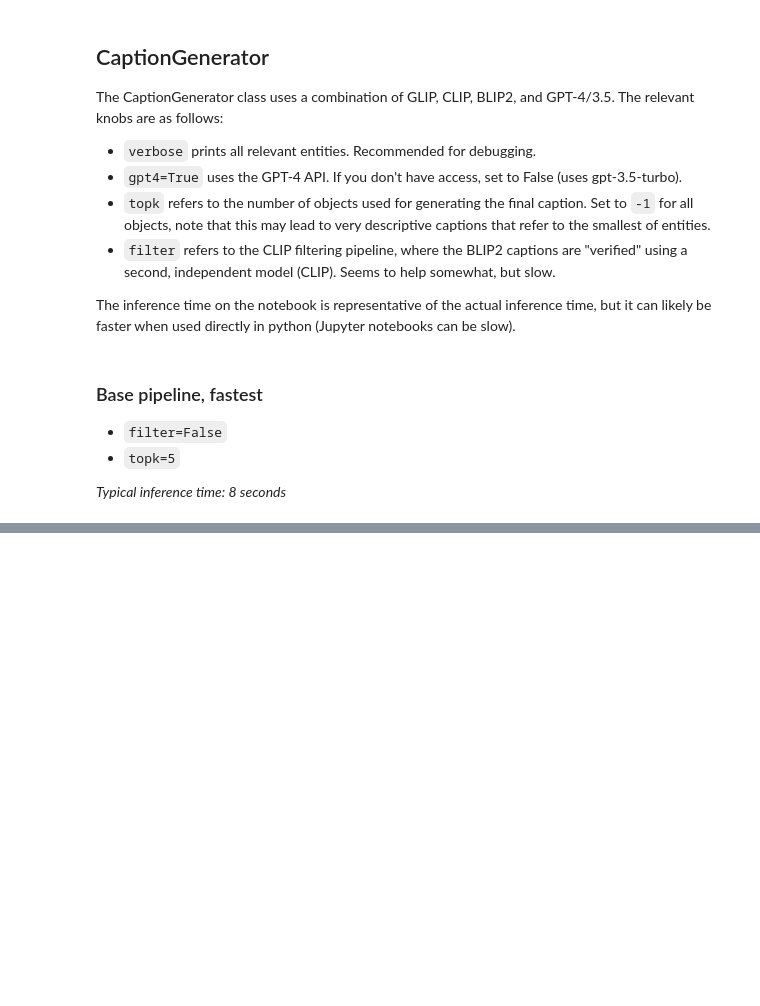
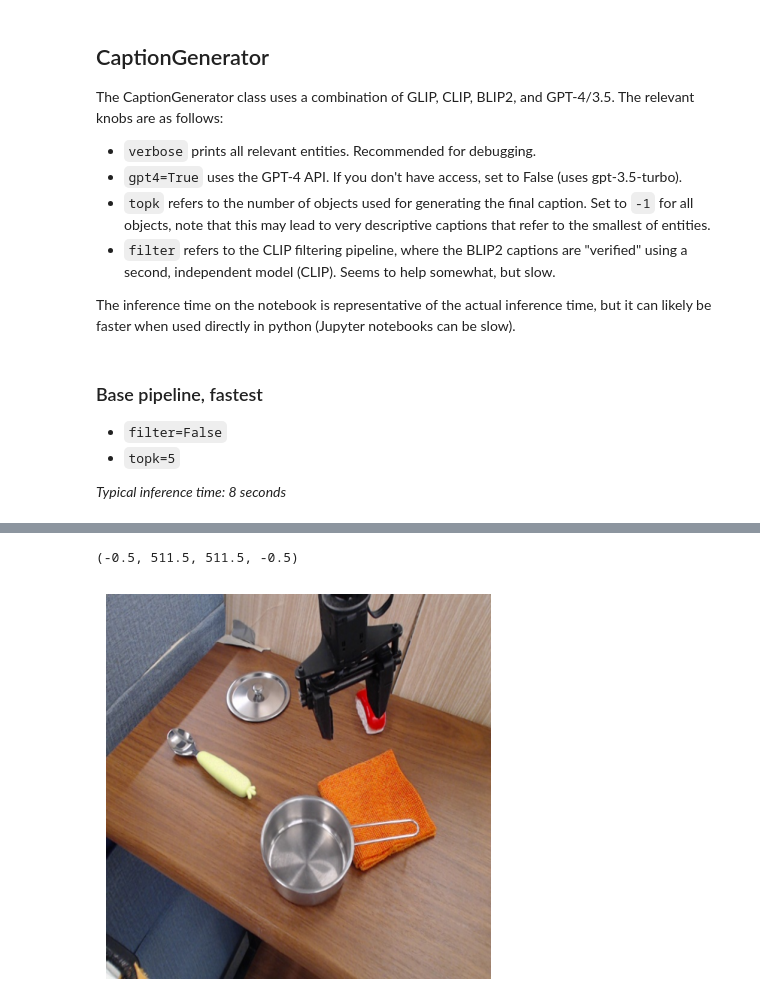
Before and after one commit to robodhruv/autocaptioning-modelception, a Jupyter notebook: playground.ipynb, the cells around one changed output, grey strips where cells are left out. Cells and saved outputs as stored; diff of their text form; code cells hidden in the pictures; blank space fills up the shorter version.

```diff
--- a/playground.ipynb
+++ b/playground.ipynb
@@ -105,0 +94,7 @@ A kitchen and living room with a large window, featuring a white countertop with
+# %%
+# load img paths
+with open('img_paths.txt', 'r') as f:
+    img_paths = f.readlines()
+    img_paths = [x.strip() for x in img_paths]
+np.random.shuffle(img_paths)
+img_paths[:5]
@@ -105,0 +107,13 @@ A kitchen and living room with a large window, featuring a white countertop with
+# %%
+img_path = img_paths[21]
+image = Image.open(img_path)
+image = image.resize((512, 512))
+if image.mode == 'RGBA':
+    image = image.convert('RGB')
+# set figure size
+plt.figure(figsize=(5,5))
+plt.imshow(image)
+plt.axis('off')
+# %% [output]
+(-0.5, 511.5, 511.5, -0.5)
+[figure, added]
```
Also changed, not shown: parts of 22 cells of this notebook, 3 other files.
